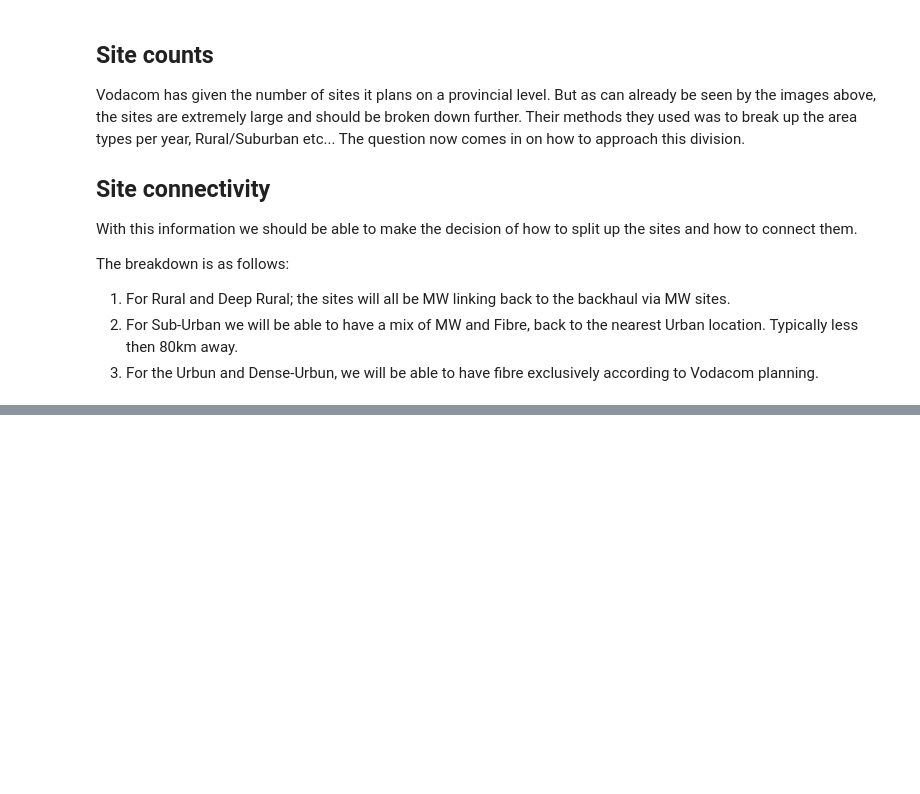
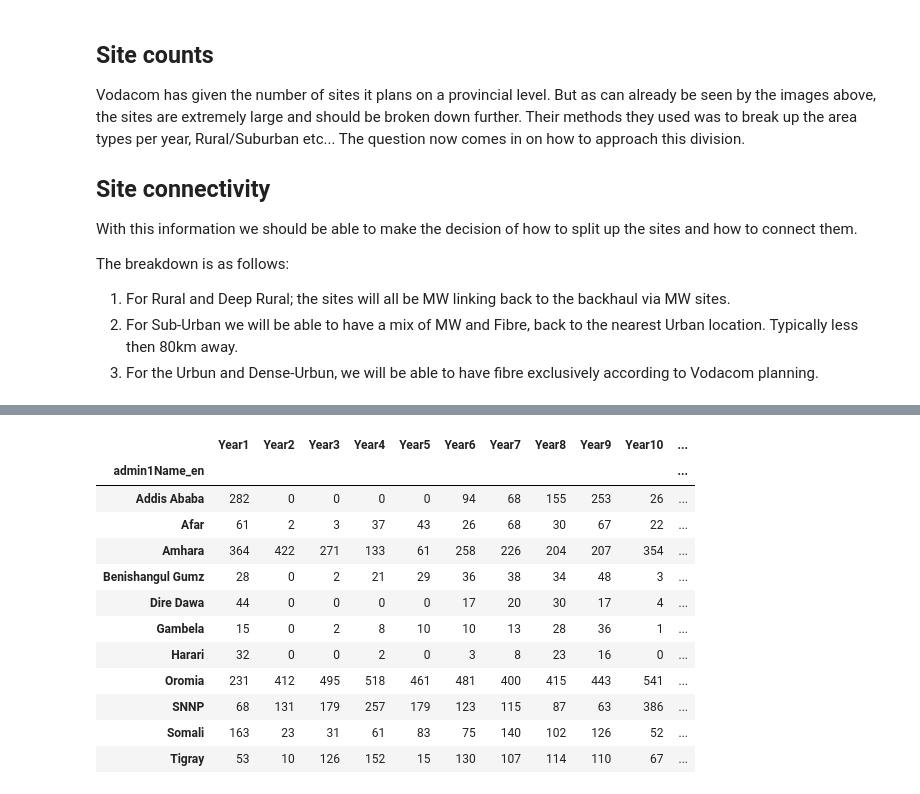
Before and after one commit to johnmeye/Ethiopia, a Jupyter notebook: Ethiopia Design File.ipynb, the cells around one changed output, grey strips where cells are left out. Saved outputs shown, nothing was run; the diff lists cells and outputs as text; code cells hidden in the pictures; blank space fills up the shorter version.

```diff
--- a/Ethiopia Design File.ipynb
+++ b/Ethiopia Design File.ipynb
@@ -371,0 +611,16 @@ DR_Map.show()
+# %%
+TotalSites.groupby('admin1Name_en').sum()
+# %% [output]
+|  | Year1 | Year2 | Year3 | Year4 | Year5 | Year6 | Year7 | Year8 | Year9 | Year10 | ... |
+| admin1Name_en |  |  |  |  |  |  |  |  |  |  | ... |
+| Addis Ababa | 282 | 0 | 0 | 0 | 0 | 94 | 68 | 155 | 253 | 26 | ... |
+| Afar | 61 | 2 | 3 | 37 | 43 | 26 | 68 | 30 | 67 | 22 | ... |
+| Amhara | 364 | 422 | 271 | 133 | 61 | 258 | 226 | 204 | 207 | 354 | ... |
+| Benishangul Gumz | 28 | 0 | 2 | 21 | 29 | 36 | 38 | 34 | 48 | 3 | ... |
+| Dire Dawa | 44 | 0 | 0 | 0 | 0 | 17 | 20 | 30 | 17 | 4 | ... |
+| Gambela | 15 | 0 | 2 | 8 | 10 | 10 | 13 | 28 | 36 | 1 | ... |
+| Harari | 32 | 0 | 0 | 2 | 0 | 3 | 8 | 23 | 16 | 0 | ... |
+| Oromia | 231 | 412 | 495 | 518 | 461 | 481 | 400 | 415 | 443 | 541 | ... |
+| SNNP | 68 | 131 | 179 | 257 | 179 | 123 | 115 | 87 | 63 | 386 | ... |
+| Somali | 163 | 23 | 31 | 61 | 83 | 75 | 140 | 102 | 126 | 52 | ... |
+| Tigray | 53 | 10 | 126 | 152 | 15 | 130 | 107 | 114 | 110 | 67 | ... |
```
Also changed, not shown: parts of 30 cells of this notebook, 8 other files.
